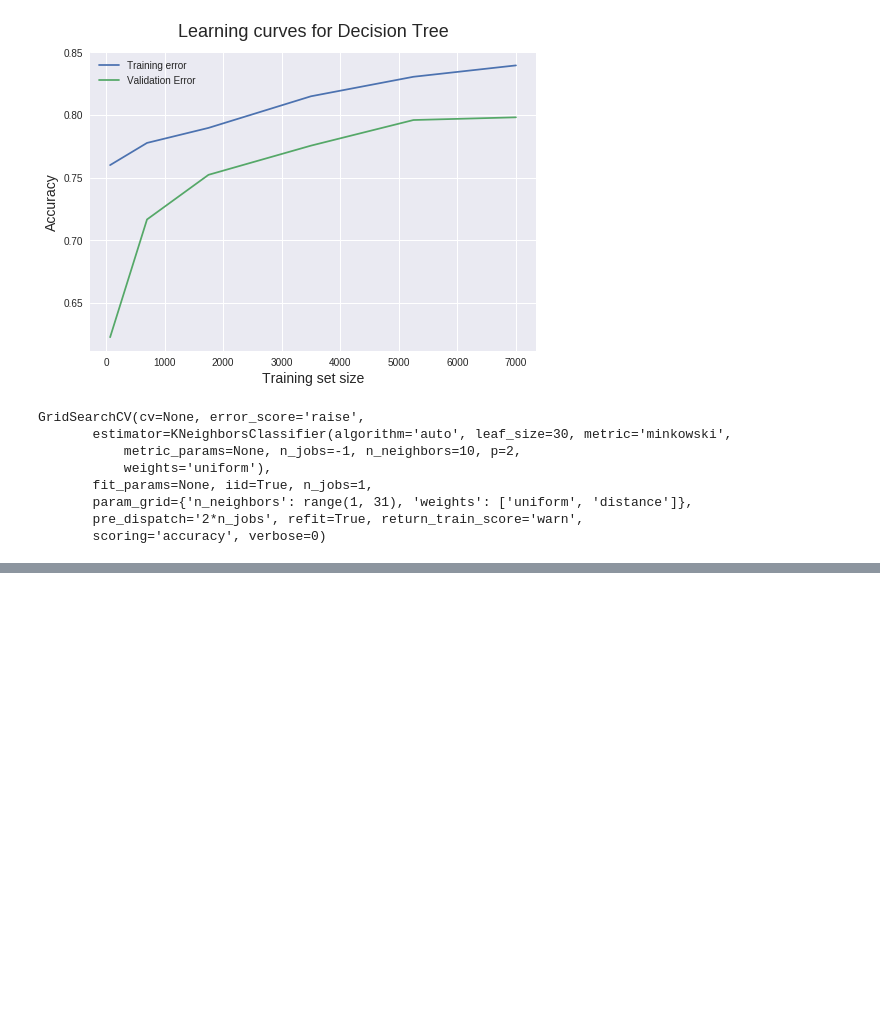
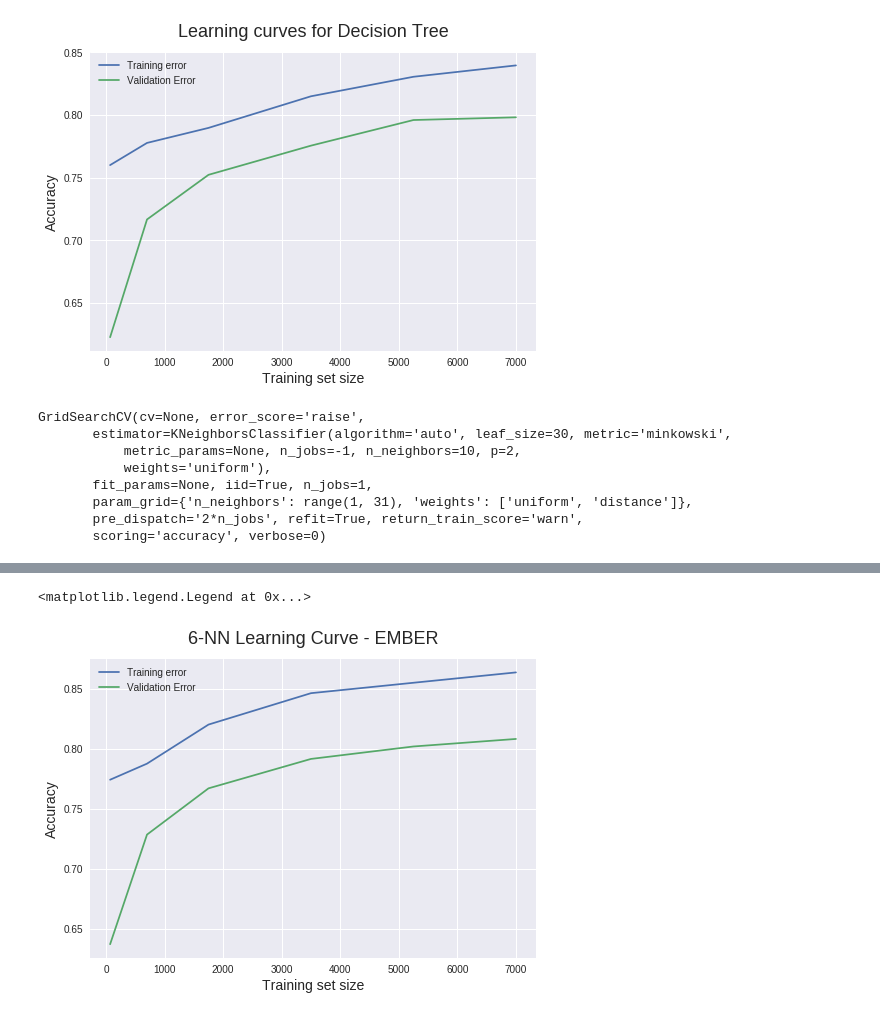
Before and after one commit to 6r0k3d/ml-intro, a Jupyter notebook: notebooks/knn_mal.ipynb, the cells around one changed output, grey strips where cells are left out. Saved outputs shown, nothing was run; the diff lists cells and outputs as text; code cells hidden in the pictures; blank space fills up the shorter version.

```diff
--- a/notebooks/knn_mal.ipynb
+++ b/notebooks/knn_mal.ipynb
@@ -272,0 +279,2 @@ GridSearchCV(cv=None, error_score='raise',
+# %%
+train_sizes, train_scores, validation_scores = learning_curve(estimator=KNeighborsClassifier(n_neighbors=6), X=X, y=y, train_sizes=train_sizes, cv=5, scoring='accuracy')
@@ -272,0 +297,15 @@ GridSearchCV(cv=None, error_score='raise',
+# %%
+train_scores_mean = train_scores.mean(axis=1)
+validation_scores_mean = validation_scores.mean(axis=1)
+# %%
+plt.style.use('seaborn')
+plt.plot(train_sizes, train_scores_mean, label='Training error')
+plt.plot(train_sizes, validation_scores_mean, label='Validation Error')
+
+plt.ylabel('Accuracy', fontsize = 14)
+plt.xlabel('Training set size', fontsize = 14)
+plt.title('6-NN Learning Curve - EMBER', fontsize = 18, y=1.03)
+plt.legend()
+# %% [output]
+<matplotlib.legend.Legend at 0x...>
+[figure, added]
```
Also changed, not shown: parts of 17 cells of this notebook.
